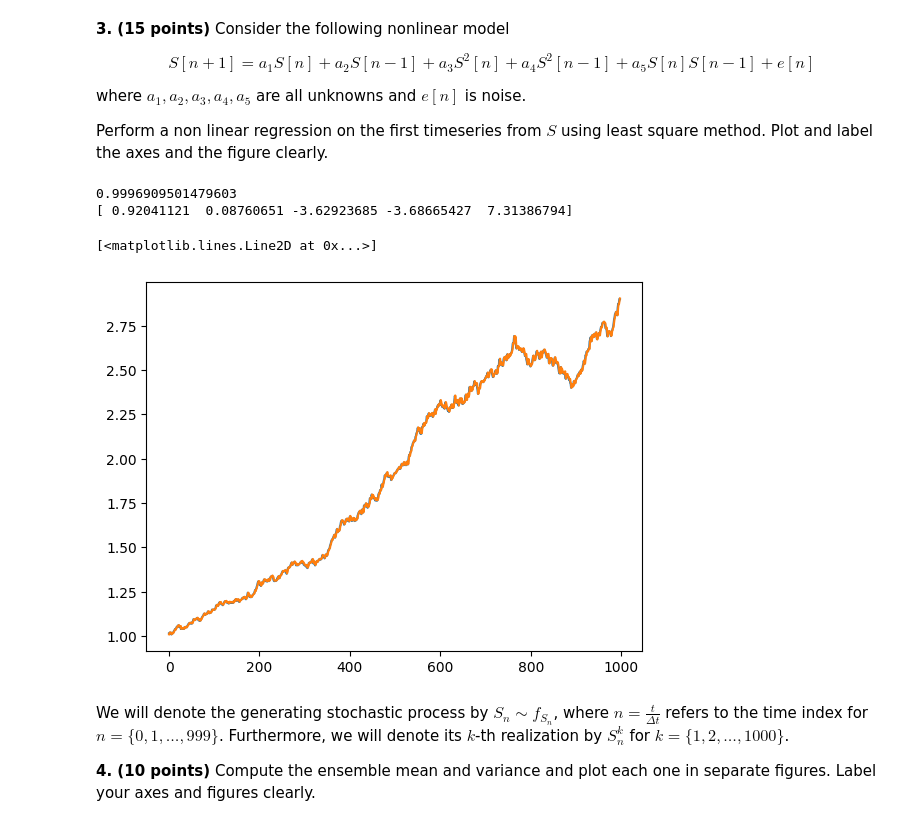
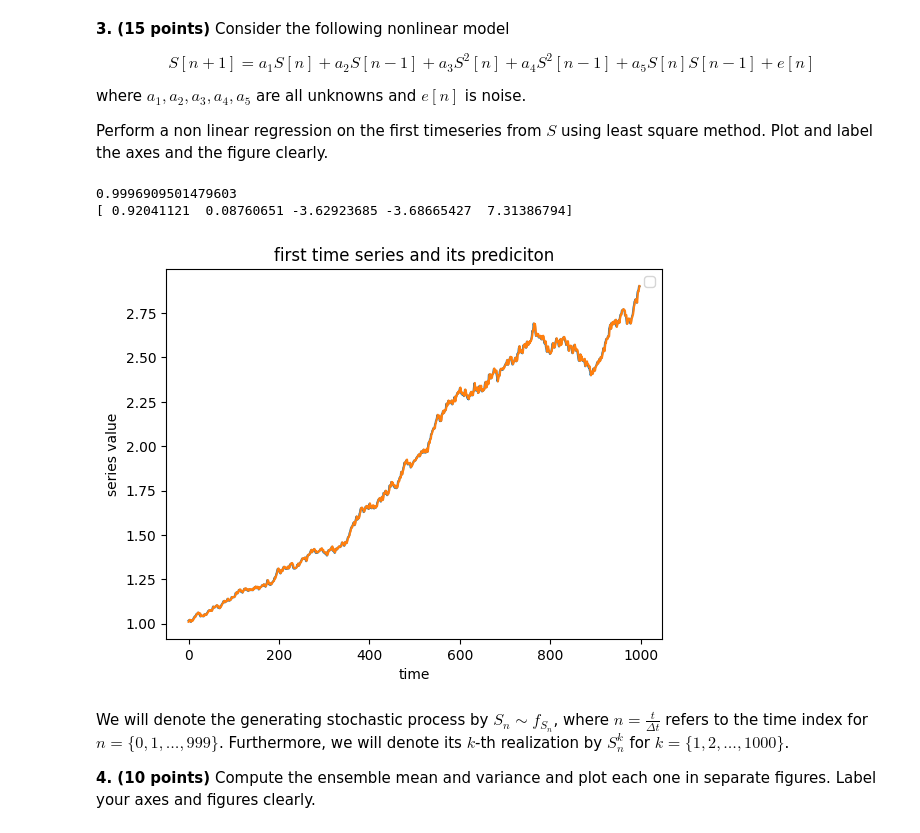
Before and after one commit to arondomotorkohlheb/statistical-signal-analysis, a Jupyter notebook: Python_1_2024.ipynb, the cells around one changed output. Drawn from its saved outputs; the diff is of its cells as text; code cells hidden in the pictures.

```diff
--- a/Python_1_2024.ipynb
+++ b/Python_1_2024.ipynb
@@ -113,31 +118,37 @@ Perform a non linear regression on the first timeseries from $S$ using least squ
 # %%
 # Implement your computations below
 from sklearn.linear_model import LinearRegression
 
 S1 = S[:, 0]  # Use the first timeseries
 
 t_reshaped = t.reshape(-1, 1)   # Reshape t for linear regression model
 #print(t_reshaped.shape)
 # make a matrix from the time series that can be used to be multiplied by the a coeffiecents
 # each row represents the use of the nonlinear model mentioned above
 phi = np.array([S1[1:-1], S1[:-2], np.power(S1[1:-1], 2), np.power(S1[:-2], 2), np.multiply(S1[:-2], S1[1:-1])]).T
+# phi2 = np.array([S2[1:-1], S2[:-2], np.power(S2[1:-1], 2), np.power(S2[:-2], 2), np.multiply(S2[:-2], S1[1:-1])]).T
 # print(phi.shape)
 
 #solution vector
 y = S1[2:]
+# y2 = S2[2:]
 # print(y.shape)
 model = LinearRegression().fit(phi, y) # Fit linear regression model
 print(model.score(phi, y))
 print(model.coef_)
 
 # Implement your plots below
 plt.plot(y)
 plt.plot(model.predict(phi))
+plt.xlabel('time')
+plt.ylabel('series value')
+plt.title('first time series and its prediciton')
+plt.legend()
+plt.show()
 # %% [output]
 0.9996909501479603
 [ 0.92041121  0.08760651 -3.62923685 -3.68665427  7.31386794]
-[<matplotlib.lines.Line2D at 0x...>]
-[figure, old version]
+[figure, new version]
 # %% [markdown]
 We will denote the generating stochastic process by $S_{n}\sim f_{S_{n}}$, where $n=\displaystyle \frac{t}{\Delta t}$ refers to the time index for $n=\{0,1,\ldots,999\}$. Furthermore, we will denote its $k$-th realization by $S_{n}^{k}$ for $k=\{1,2,\ldots,1000\}$.
 
```
Also changed, not shown: parts of 14 cells of this notebook.
